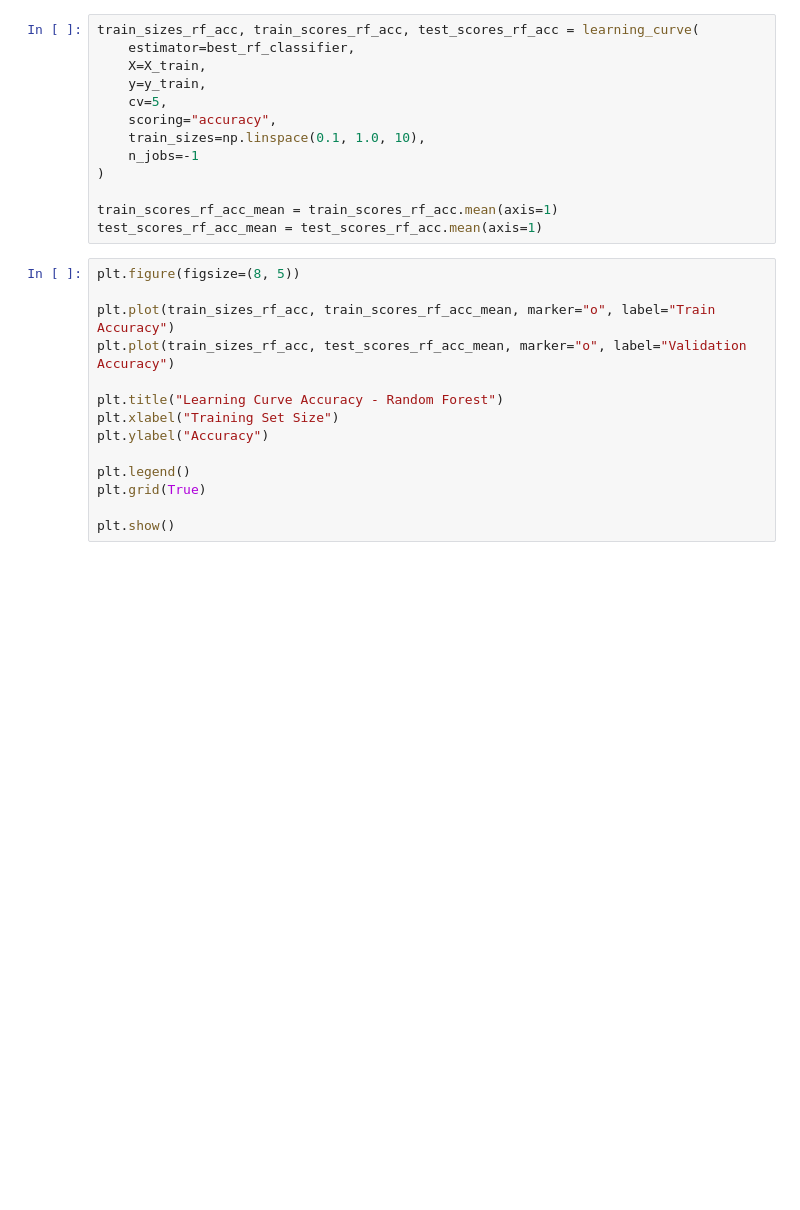
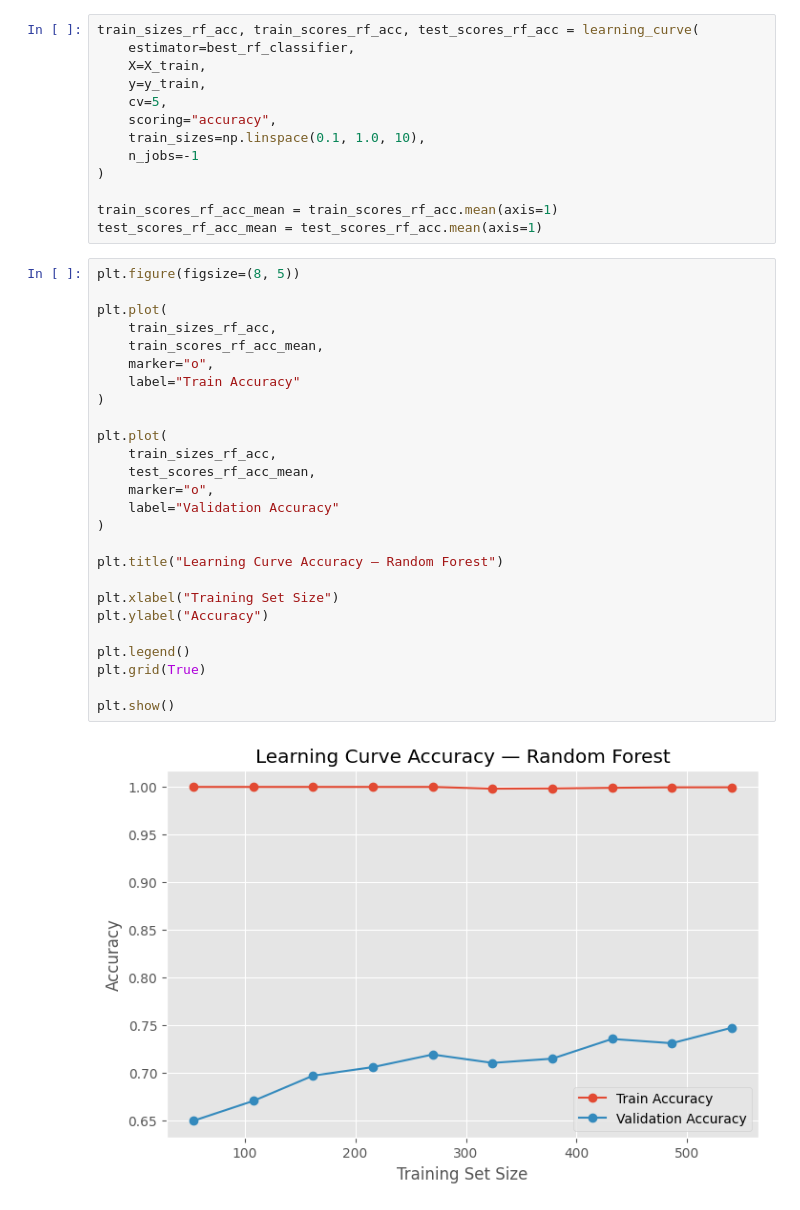
Before and after one commit to Haruw09/vehicle-silhouettes-ml-pipeline, a Jupyter notebook: notebooks/ml_pipeline.ipynb, the cells around one changed output. Drawn from its saved outputs; the diff is of its cells as text; blank space fills up the shorter version.

```diff
--- a/notebooks/ml_pipeline.ipynb
+++ b/notebooks/ml_pipeline.ipynb
@@ -1361,14 +1393,28 @@ test_scores_rf_acc_mean = test_scores_rf_acc.mean(axis=1)
 # %%
 plt.figure(figsize=(8, 5))
 
-plt.plot(train_sizes_rf_acc, train_scores_rf_acc_mean, marker="o", label="Train Accuracy")
-plt.plot(train_sizes_rf_acc, test_scores_rf_acc_mean, marker="o", label="Validation Accuracy")
+plt.plot(
+    train_sizes_rf_acc,
+    train_scores_rf_acc_mean,
+    marker="o",
+    label="Train Accuracy"
+)
 
-plt.title("Learning Curve Accuracy - Random Forest")
+plt.plot(
+    train_sizes_rf_acc,
+    test_scores_rf_acc_mean,
+    marker="o",
+    label="Validation Accuracy"
+)
+
+plt.title("Learning Curve Accuracy — Random Forest")
+
 plt.xlabel("Training Set Size")
 plt.ylabel("Accuracy")
 
 plt.legend()
 plt.grid(True)
 
 plt.show()
+# %% [output]
+[figure, added]
```
Also changed, not shown: parts of 7 cells of this notebook.
